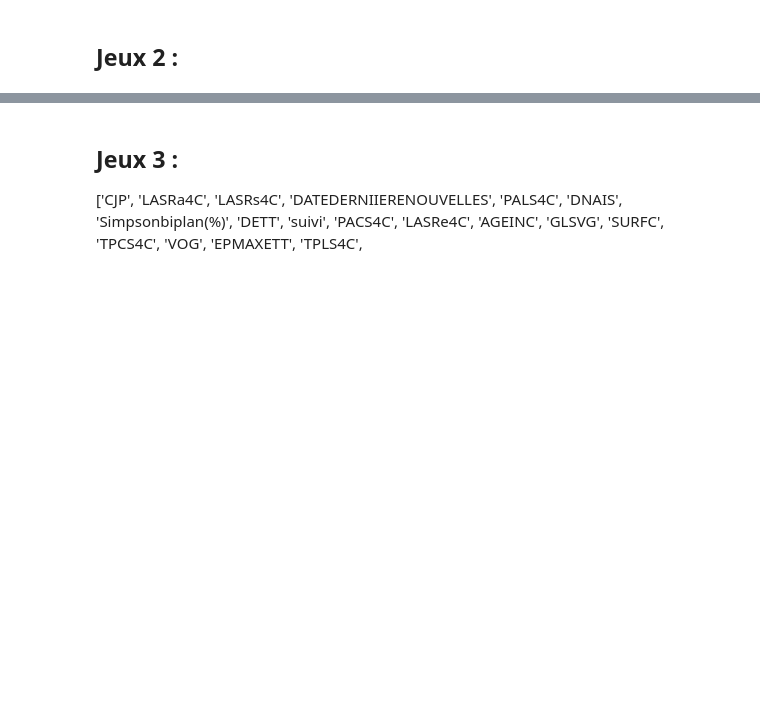
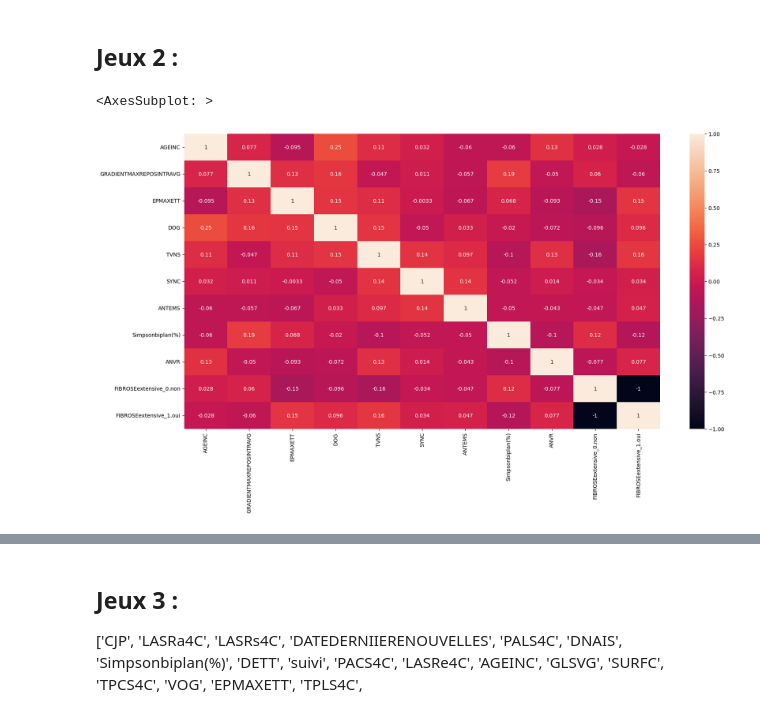
Before and after one commit to hacenekt1/TER_Sujet13, a Jupyter notebook: RL_RN.ipynb, the cells around one changed output, grey strips where cells are left out. Drawn from its saved outputs; the diff is of its cells as text; code cells hidden in the pictures; blank space fills up the shorter version.

```diff
--- a/RL_RN.ipynb
+++ b/RL_RN.ipynb
@@ -94,6 +142,12 @@ print(rf_acc1)
 # %%
 col_usa=["AGEINC","GRADIENTMAXREPOSINTRAVG","EPMAXETT","DOG","TVNS","SYNC","ANTEMS","Simpsonbiplan(%)","ANVR","FIBROSEextensive_0.non",'FIBROSEextensive_1.oui']
 Xusa=X[col_usa]
+# %%
+plt.figure(figsize=(20,10))
+sns.heatmap(Xusa.corr(), annot= True)
+# %% [output]
+<AxesSubplot: >
+[figure, added]
 # %%
 from sklearn.model_selection import train_test_split
 x_train2,x_test2,y_train2,y_test2=train_test_split(Xusa,Y,test_size=0.25)
```
Also changed, not shown: parts of 24 cells of this notebook.
